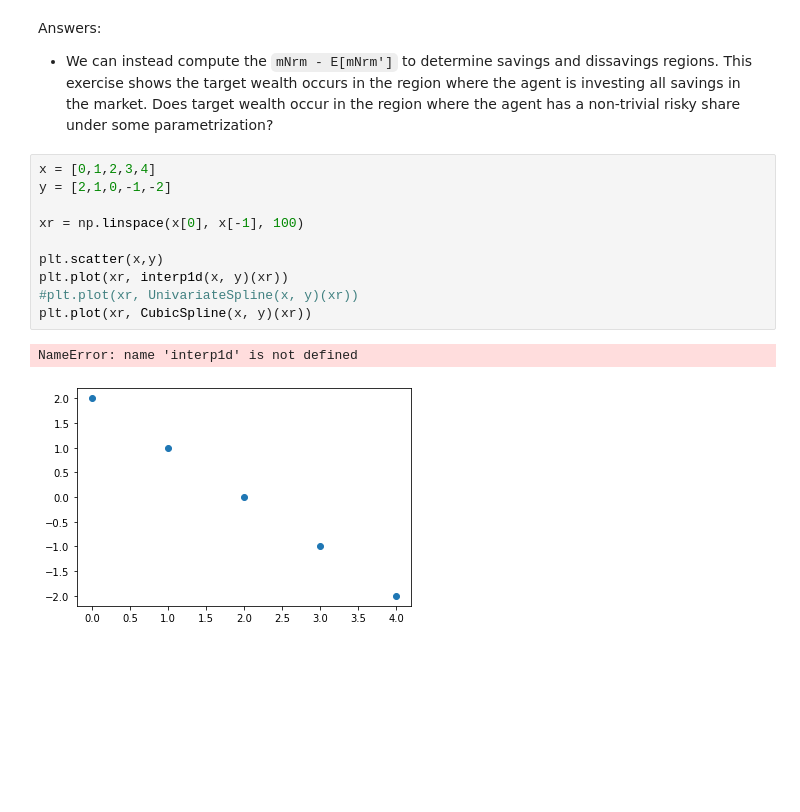
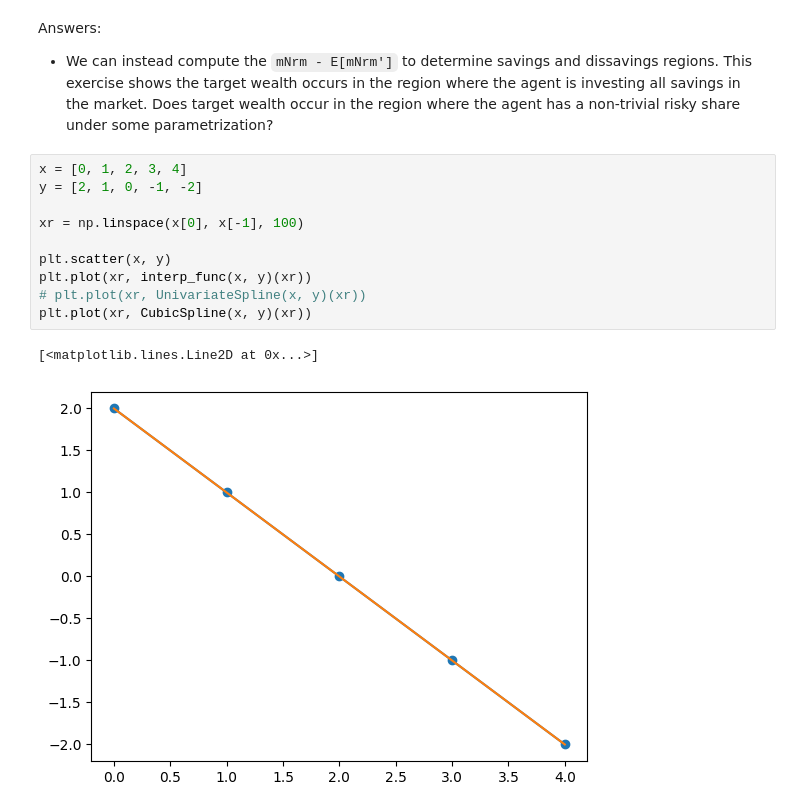
Before and after one commit to sbenthall/SHARKFin, a Jupyter notebook: macro/dashboard_default.ipynb, the cells around one changed output. Saved outputs shown, nothing was run; the diff lists cells and outputs as text; blank space fills up the shorter version.

```diff
--- a/macro/dashboard_default.ipynb
+++ b/macro/dashboard_default.ipynb
@@ -176,17 +187,17 @@ Answers:
 
 - We can instead compute the `mNrm - E[mNrm']` to determine savings and dissavings regions. This exercise shows the target wealth occurs in the region where the agent is investing all savings in the market. Does target wealth occur in the region where the agent has a non-trivial risky share under some parametrization?
 # %%
-x = [0,1,2,3,4]
-y = [2,1,0,-1,-2]
+x = [0, 1, 2, 3, 4]
+y = [2, 1, 0, -1, -2]
 
 xr = np.linspace(x[0], x[-1], 100)
 
-plt.scatter(x,y)
-plt.plot(xr, interp1d(x, y)(xr))
-#plt.plot(xr, UnivariateSpline(x, y)(xr))
+plt.scatter(x, y)
+plt.plot(xr, interp_func(x, y)(xr))
+# plt.plot(xr, UnivariateSpline(x, y)(xr))
 plt.plot(xr, CubicSpline(x, y)(xr))
 # %% [output]
-NameError: name 'interp1d' is not defined
+[<matplotlib.lines.Line2D at 0x...>]
-[figure, old version]
+[figure, new version]
 # %%
 CubicSpline(x, y).roots()
```
Also changed, not shown: parts of 9 cells of this notebook, 2 other files.
